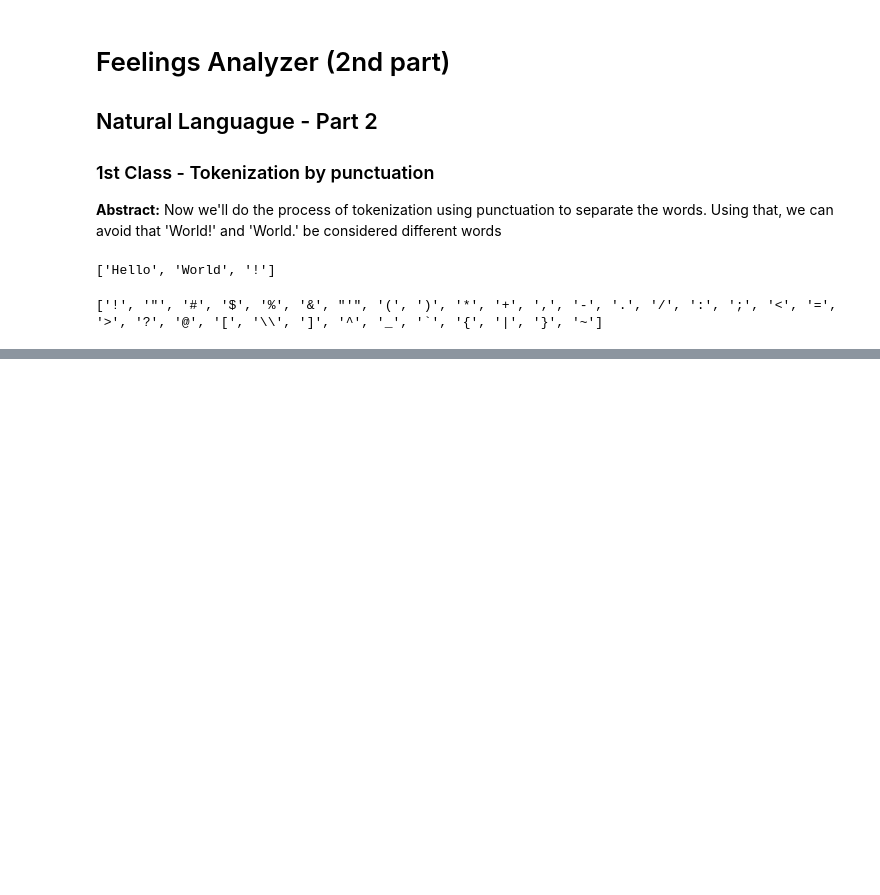
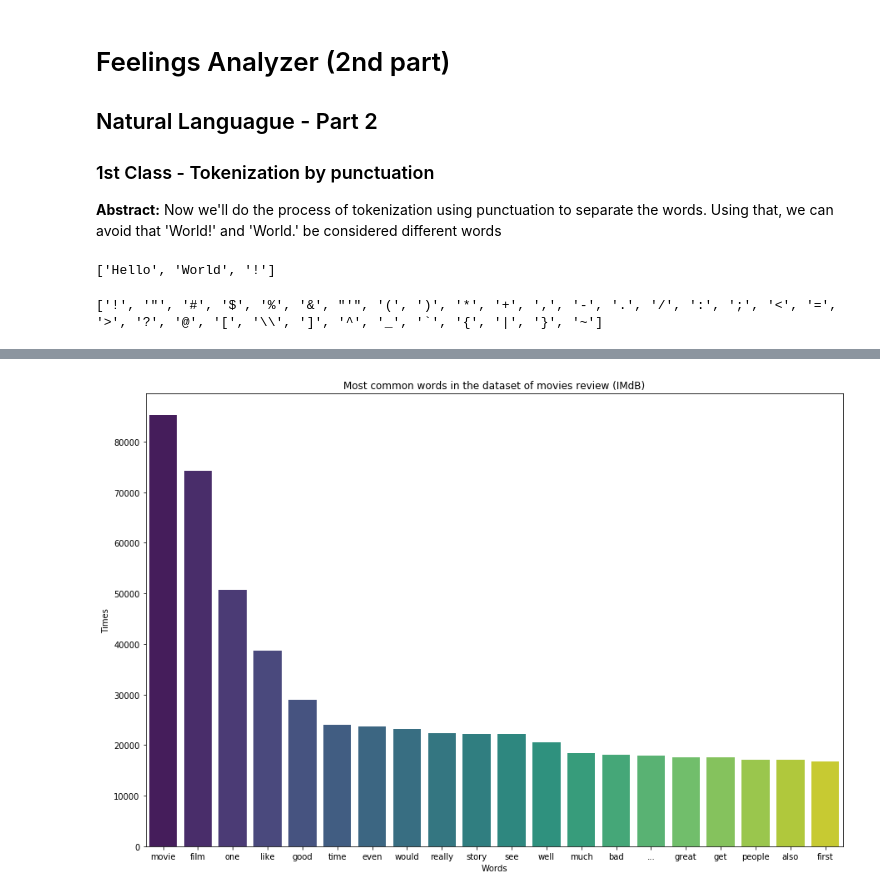
Before and after one commit to BrunaMS/machine_learning_course, a Jupyter notebook: 3_natural_language/feelings_analyzer.ipynb, the cells around one changed output, grey strips where cells are left out. Cells and saved outputs as stored; diff of their text form; code cells hidden in the pictures; blank space fills up the shorter version.

```diff
--- a/3_natural_language/feelings_analyzer.ipynb
+++ b/3_natural_language/feelings_analyzer.ipynb
@@ -400,0 +462,8 @@ pareto_chart_plot(review.double_processed_text, 20, color_map = "ocean")
+# %%
+lower_reviews = remove_words(processed_reviews, punctuation_char + stop_words, pointing_token, lowercase = True)
+# %%
+review["final_text"] = lower_reviews
+# %%
+pareto_chart_plot(review.final_text, 20)
+# %% [output]
+[figure, added]
```
Also changed, not shown: parts of 23 cells of this notebook.
